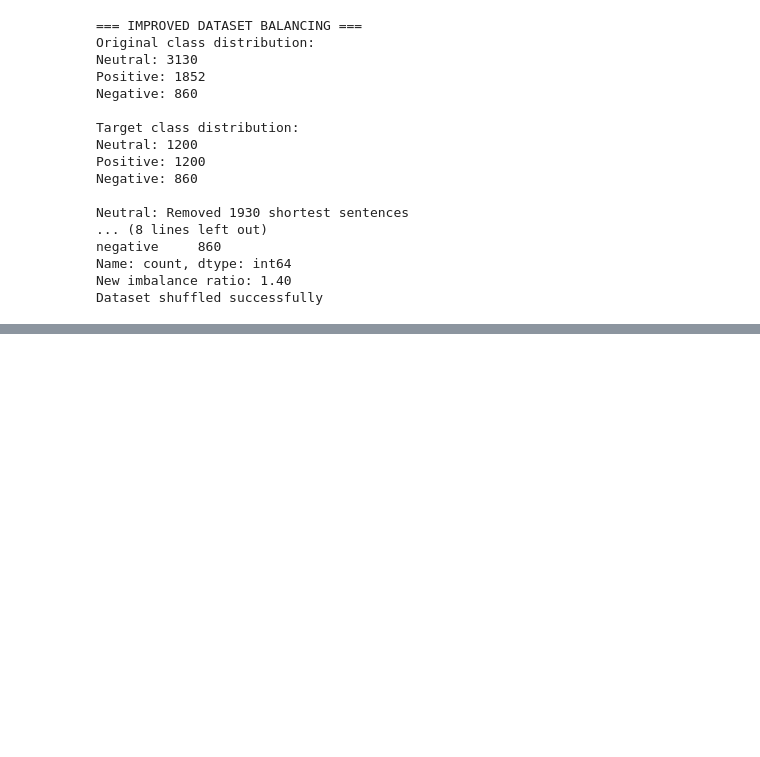
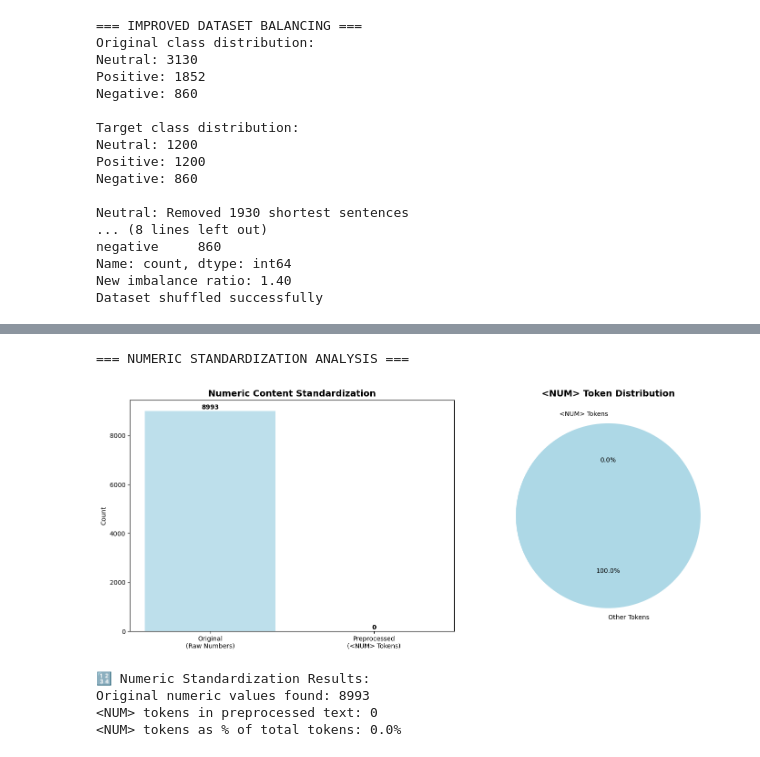
Before and after one commit to biplovgautam/nepali-sentiment-analysis, a Jupyter notebook: utils/edapreprocess.ipynb, the cells around one changed output, grey strips where cells are left out. Drawn from its saved outputs; the diff is of its cells as text; code cells hidden in the pictures; blank space fills up the shorter version.

```diff
--- a/utils/edapreprocess.ipynb
+++ b/utils/edapreprocess.ipynb
@@ -865,0 +722,43 @@ Total          : 6645
+# %%
+# Numeric Standardization Analysis
+print("=== NUMERIC STANDARDIZATION ANALYSIS ===")
+
+# Count numeric patterns
+original_numbers = df['Sentence'].str.extractall(r'(\d+\.?\d*)').count()[0]
+preprocessed_num_tokens = ' '.join(df_balanced_improved['text_processed']).count('<NUM>')
+total_preprocessed_tokens = len(' '.join(df_balanced_improved['text_processed']).split())
+
+# Create visualization
+fig, (ax1, ax2) = plt.subplots(1, 2, figsize=(15, 6))
+
+# Numeric content comparison
+categories = ['Original\n(Raw Numbers)', 'Preprocessed\n(<NUM> Tokens)']
+counts = [original_numbers, preprocessed_num_tokens]
+ax1.bar(categories, counts, color=['lightblue', 'lightcoral'], alpha=0.8)
+ax1.set_title('Numeric Content Standardization', fontsize=14, fontweight='bold')
+ax1.set_ylabel('Count')
+for i, v in enumerate(counts):
+    ax1.text(i, v + 20, str(v), ha='center', va='bottom', fontweight='bold')
+
+# Token percentage
+num_token_percentage = (preprocessed_num_tokens / total_preprocessed_tokens) * 100
+ax2.pie([100 - num_token_percentage, num_token_percentage],
+        labels=['Other Tokens', '<NUM> Tokens'],
+        colors=['lightblue', 'lightcoral'],
+        autopct='%1.1f%%', startangle=90)
+ax2.set_title('<NUM> Token Distribution', fontsize=14, fontweight='bold')
+
+plt.tight_layout()
+plt.show()
+
+print(f"\n🔢 Numeric Standardization Results:")
+print(f"Original numeric values found: {original_numbers}")
+print(f"<NUM> tokens in preprocessed text: {preprocessed_num_tokens}")
+print(f"<NUM> tokens as % of total tokens: {num_token_percentage:.1f}%")
+# %% [output]
+=== NUMERIC STANDARDIZATION ANALYSIS ===
+[figure, added]
+🔢 Numeric Standardization Results:
+Original numeric values found: 8993
+<NUM> tokens in preprocessed text: 0
+<NUM> tokens as % of total tokens: 0.0%
```
Also changed, not shown: parts of 13 cells of this notebook, 4 other files.
